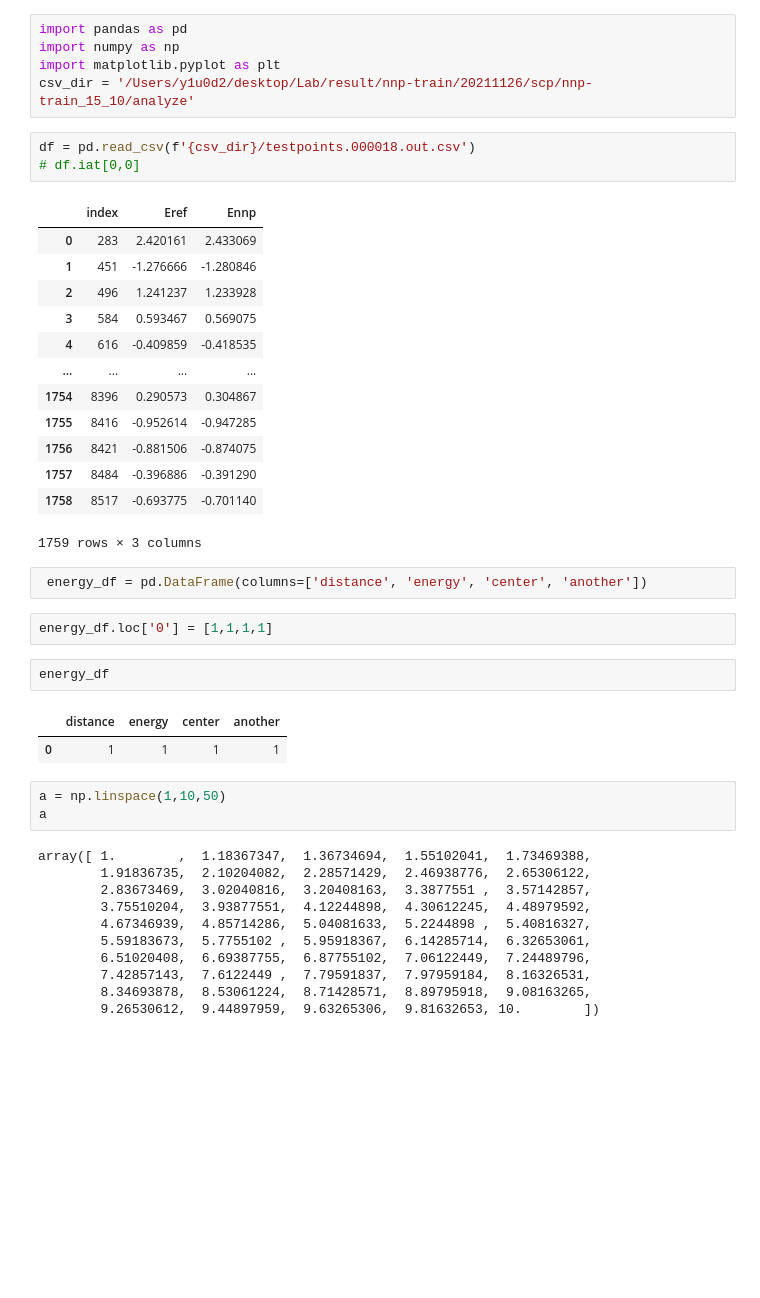
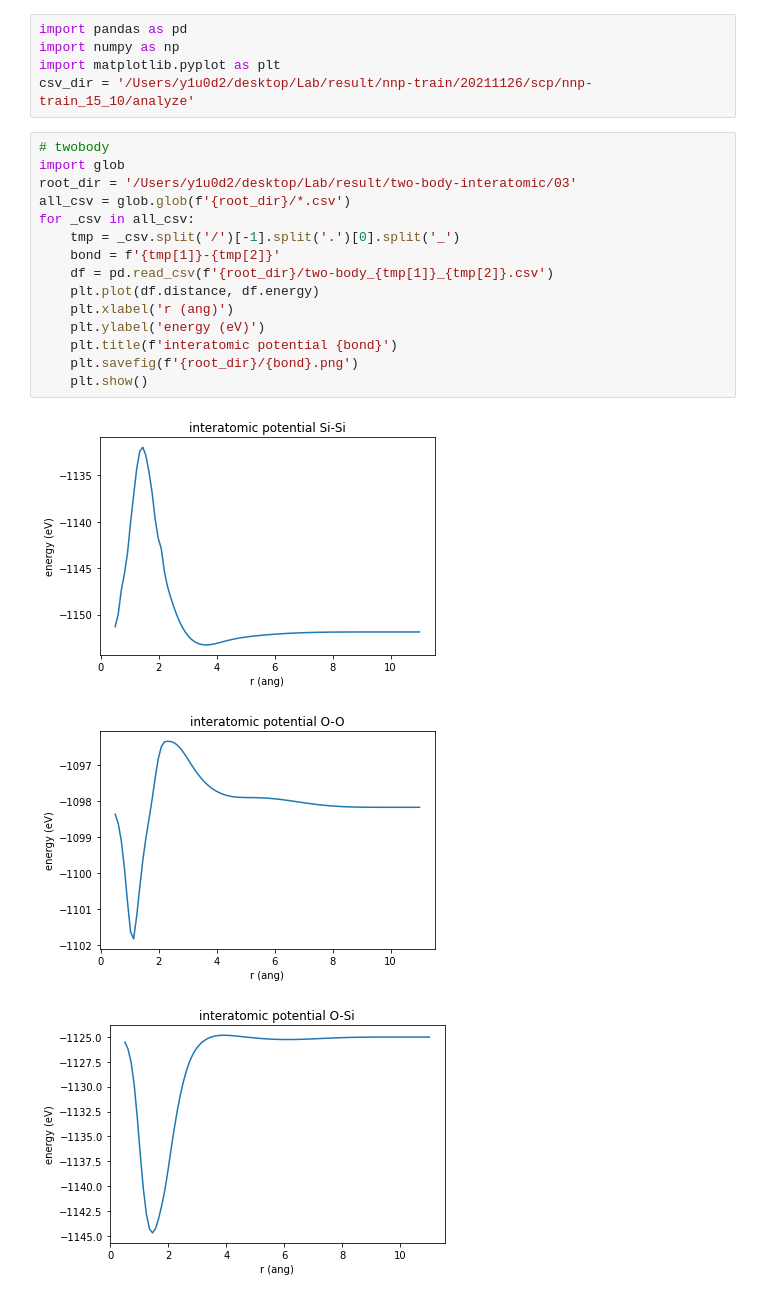
Before and after one commit to y1u0d2a1i/Research, a Jupyter notebook: scripts/wip/interatomic.ipynb, the cells around one changed output. Cells and saved outputs as stored; diff of their text form; blank space fills up the shorter version.

```diff
--- a/scripts/wip/interatomic.ipynb
+++ b/scripts/wip/interatomic.ipynb
@@ -3,43 +3,22 @@ import pandas as pd
 import numpy as np
 import matplotlib.pyplot as plt
 csv_dir = '/Users/y1u0d2/desktop/Lab/result/nnp-train/20211126/scp/nnp-train_15_10/analyze'
-# %%
-df = pd.read_csv(f'{csv_dir}/testpoints.000018.out.csv')
-# df.iat[0,0]
-# %% [output]
-|  | index | Eref | Ennp |
-| 0 | 283 | 2.420161 | 2.433069 |
-| 1 | 451 | -1.276666 | -1.280846 |
-| 2 | 496 | 1.241237 | 1.233928 |
-| 3 | 584 | 0.593467 | 0.569075 |
-| 4 | 616 | -0.409859 | -0.418535 |
-| ... | ... | ... | ... |
-| 1754 | 8396 | 0.290573 | 0.304867 |
-| 1755 | 8416 | -0.952614 | -0.947285 |
-| 1756 | 8421 | -0.881506 | -0.874075 |
-| 1757 | 8484 | -0.396886 | -0.391290 |
-| 1758 | 8517 | -0.693775 | -0.701140 |
-1759 rows × 3 columns
-# %%
- energy_df = pd.DataFrame(columns=['distance', 'energy', 'center', 'another'])
-# %%
-energy_df.loc['0'] = [1,1,1,1]
-# %%
-energy_df
-# %% [output]
-|  | distance | energy | center | another |
-| 0 | 1 | 1 | 1 | 1 |
-# %%
-a = np.linspace(1,10,50)
-a
-# %% [output]
-array([ 1.        ,  1.18367347,  1.36734694,  1.55102041,  1.73469388,
-        1.91836735,  2.10204082,  2.28571429,  2.46938776,  2.65306122,
-        2.83673469,  3.02040816,  3.20408163,  3.3877551 ,  3.57142857,
-        3.75510204,  3.93877551,  4.12244898,  4.30612245,  4.48979592,
-        4.67346939,  4.85714286,  5.04081633,  5.2244898 ,  5.40816327,
-        5.59183673,  5.7755102 ,  5.95918367,  6.14285714,  6.32653061,
-        6.51020408,  6.69387755,  6.87755102,  7.06122449,  7.24489796,
-        7.42857143,  7.6122449 ,  7.79591837,  7.97959184,  8.16326531,
-        8.34693878,  8.53061224,  8.71428571,  8.89795918,  9.08163265,
-        9.26530612,  9.44897959,  9.63265306,  9.81632653, 10.        ])
+# %%
+# twobody
+import glob
+root_dir = '/Users/y1u0d2/desktop/Lab/result/two-body-interatomic/03'
+all_csv = glob.glob(f'{root_dir}/*.csv')
+for _csv in all_csv:
+    tmp = _csv.split('/')[-1].split('.')[0].split('_')
+    bond = f'{tmp[1]}-{tmp[2]}'
+    df = pd.read_csv(f'{root_dir}/two-body_{tmp[1]}_{tmp[2]}.csv')
+    plt.plot(df.distance, df.energy)
+    plt.xlabel('r (ang)')
+    plt.ylabel('energy (eV)')
+    plt.title(f'interatomic potential {bond}')
+    plt.savefig(f'{root_dir}/{bond}.png')
+    plt.show()
+# %% [output]
+[figure, added]
+[figure, added]
+[figure, added]
```
Also changed, not shown: parts of 6 cells of this notebook, 6 other files.
